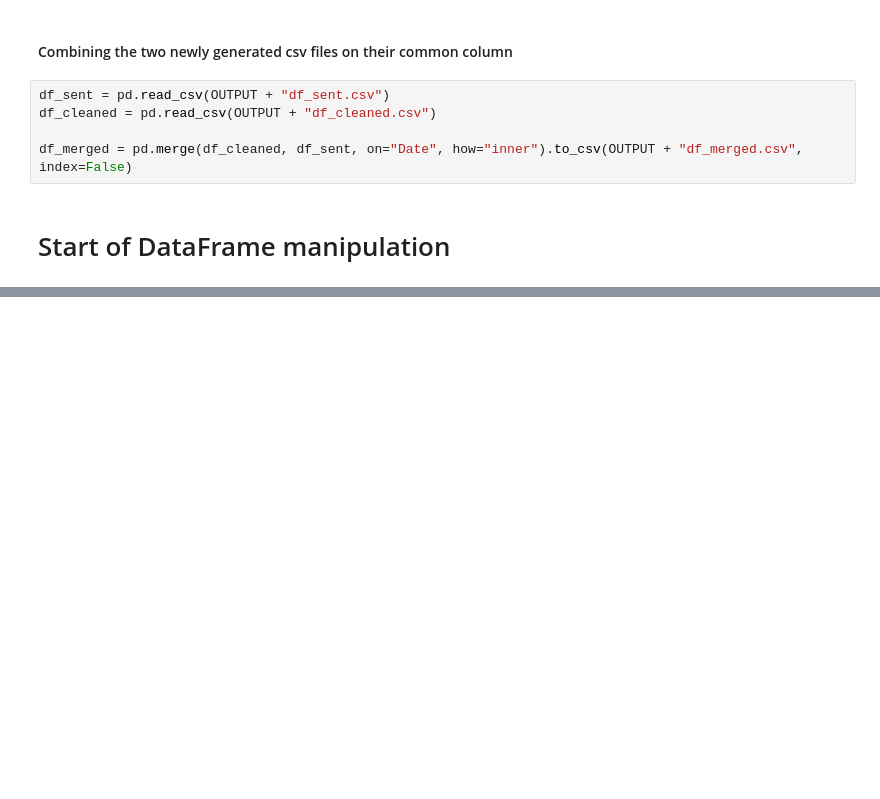
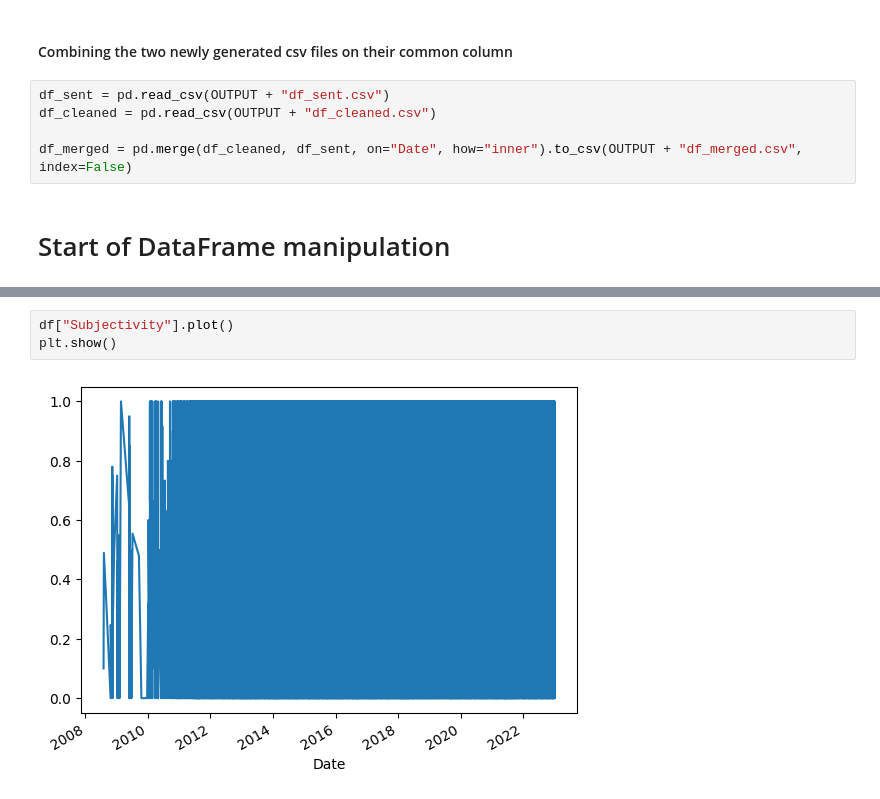
Before and after one commit to troniixx/DataScienceProject, a Jupyter notebook: visuals/visualizer.ipynb, the cells around one changed output, grey strips where cells are left out. Drawn from its saved outputs; the diff is of its cells as text; blank space fills up the shorter version.

```diff
--- a/visuals/visualizer.ipynb
+++ b/visuals/visualizer.ipynb
@@ -72,0 +133,5 @@ df.head()
+# %%
+df["Subjectivity"].plot()
+plt.show()
+# %% [output]
+[figure, added]
```
Also changed, not shown: parts of 16 cells of this notebook.
